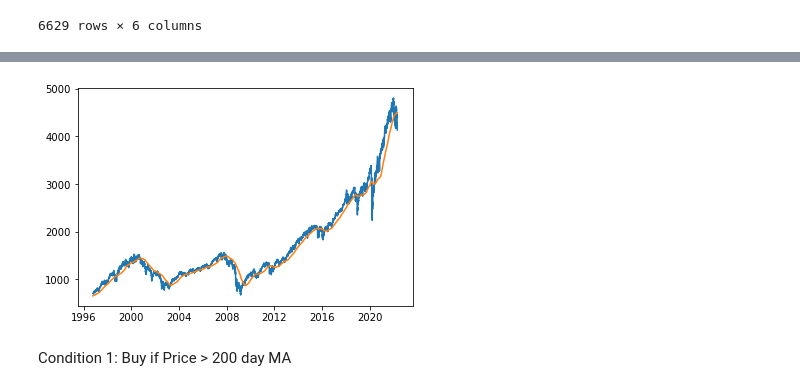
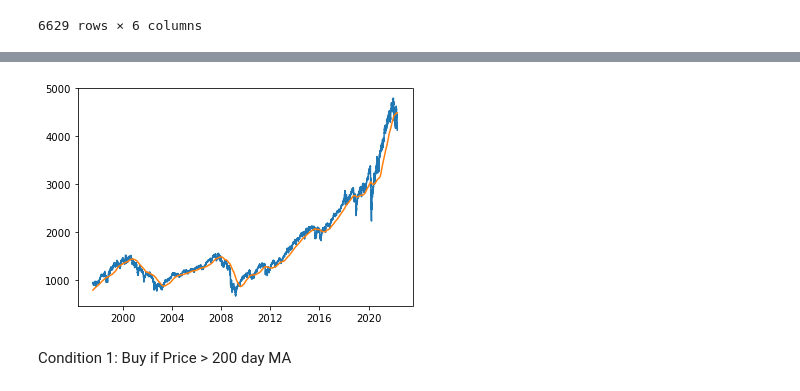
Before and after one commit to factorwonk/quantcryptobasic, a Jupyter notebook: 06_reynor_teo.ipynb, the cells around one changed output, grey strips where cells are left out. Drawn from its saved outputs; the diff is of its cells as text; code cells hidden in the pictures.

```diff
--- a/06_reynor_teo.ipynb
+++ b/06_reynor_teo.ipynb
@@ -37,6 +37,7 @@ sp500
 6629 rows × 6 columns
 # %%
 # Calculate the 200 day moving average
-sp500['MA_200'] = sp500['Adj Close'].rolling(window=200).mean()
-sp500
+df = sp500.copy()
+df['MA_200'] = df['Adj Close'].rolling(window=200).mean()
+df
 # %% [output]
@@ -74,0 +58,3 @@ sp500
+# %%
+df = df.dropna()
+df
@@ -75,9 +76,9 @@ sp500
 # %%
-plt.plot(sp500['Adj Close'])
-plt.plot(sp500['MA_200'])
+plt.plot(df['Adj Close'])
+plt.plot(df['MA_200'])
 plt.show()
 # %% [output]
-[figure, old version]
+[figure, new version]
 # %% [markdown]
 Condition 1: Buy if Price > 200 day MA
 # %%
```
Also changed, not shown: parts of 15 cells of this notebook, 1 other file.
